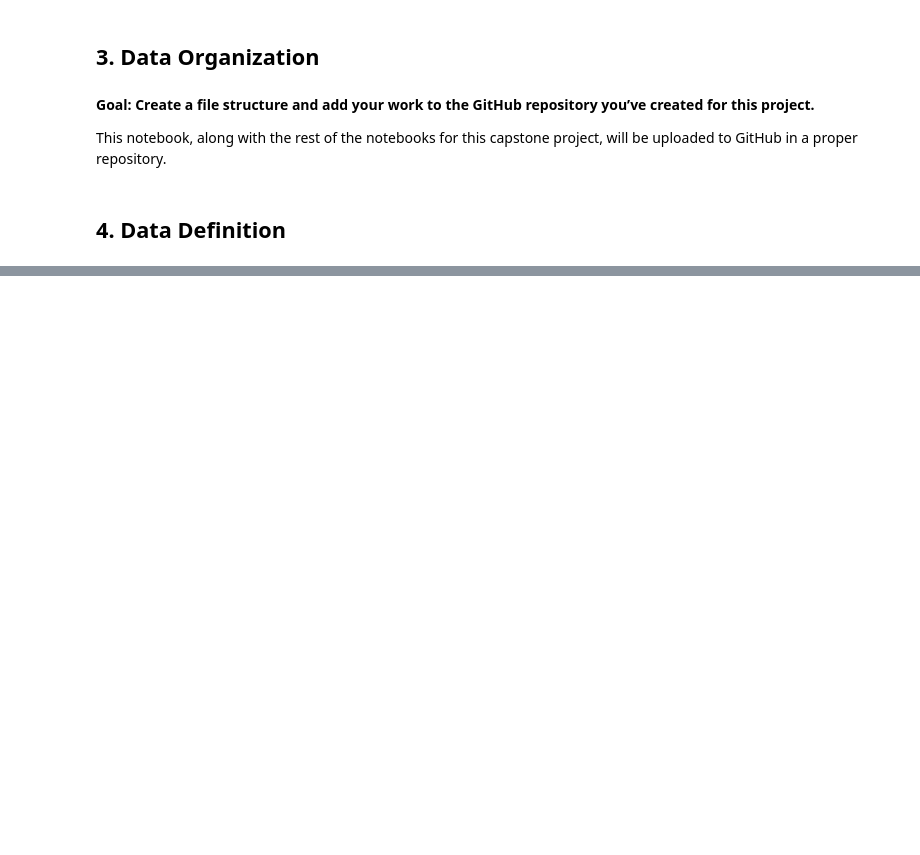
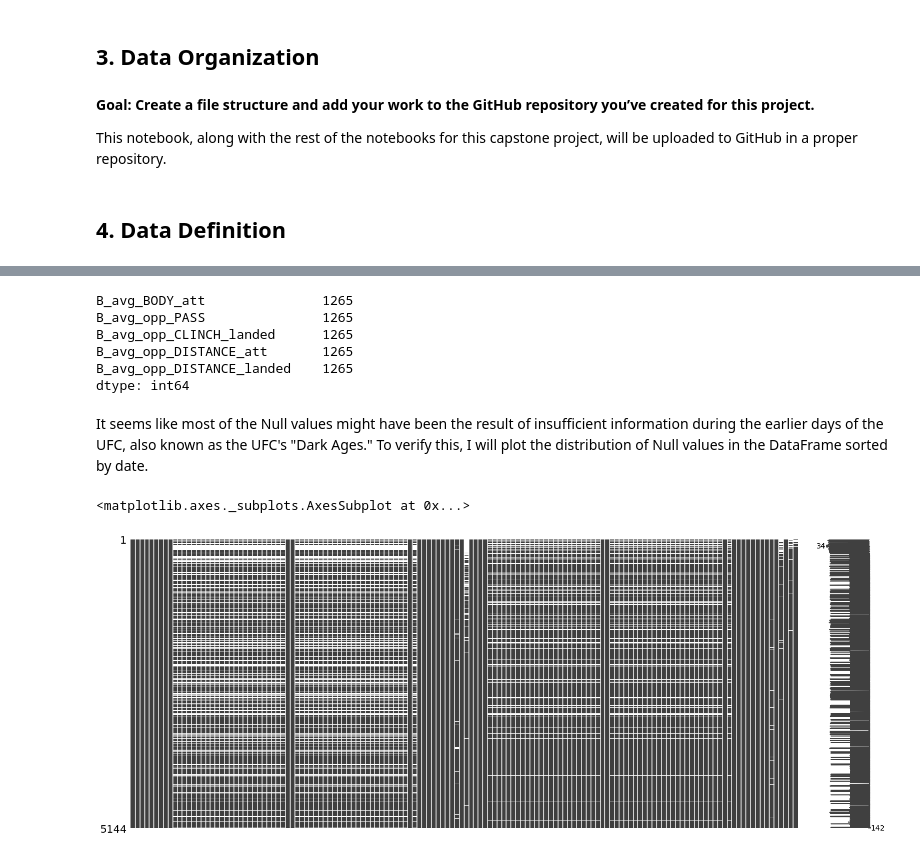
Before and after one commit to saintgau/Springboard-Projects, a Jupyter notebook: Springboard Projects/UFC Retirement Age/Data Wrangling.ipynb, the cells around one changed output, grey strips where cells are left out. Saved outputs shown, nothing was run; the diff lists cells and outputs as text; code cells hidden in the pictures; blank space fills up the shorter version.

```diff
--- a/Springboard Projects/UFC Retirement Age/Data Wrangling.ipynb
+++ b/Springboard Projects/UFC Retirement Age/Data Wrangling.ipynb
@@ -49,0 +122,5 @@ This notebook, along with the rest of the notebooks for this capstone project, w
+# %%
+del_col_names = ['Referee', 'location']
+ufc_del = ufc[del_col_names]
+ufc.drop(ufc_del, axis=1, inplace=True)
+pd.Series(['Referee', 'location']).isin(ufc.columns).all()
@@ -49,0 +133,2 @@ This notebook, along with the rest of the notebooks for this capstone project, w
+# %%
+ufc = ufc.set_index(['date'], drop=True)
@@ -49,0 +165,16 @@ This notebook, along with the rest of the notebooks for this capstone project, w
+# %%
+null_cols.head()
+# %% [output]
+B_avg_BODY_att               1265
+B_avg_opp_PASS               1265
+B_avg_opp_CLINCH_landed      1265
+B_avg_opp_DISTANCE_att       1265
+B_avg_opp_DISTANCE_landed    1265
+dtype: int64
+# %% [markdown]
+It seems like most of the Null values might have been the result of insufficient information during the earlier days of the UFC, also known as the UFC's "Dark Ages." To verify this, I will plot the distribution of Null values in the DataFrame sorted by date.
+# %%
+msno.matrix(ufc.sort_values(by='date'))
+# %% [output]
+<matplotlib.axes._subplots.AxesSubplot at 0x...>
+[figure, added]
```
Also changed, not shown: parts of 39 cells of this notebook.
